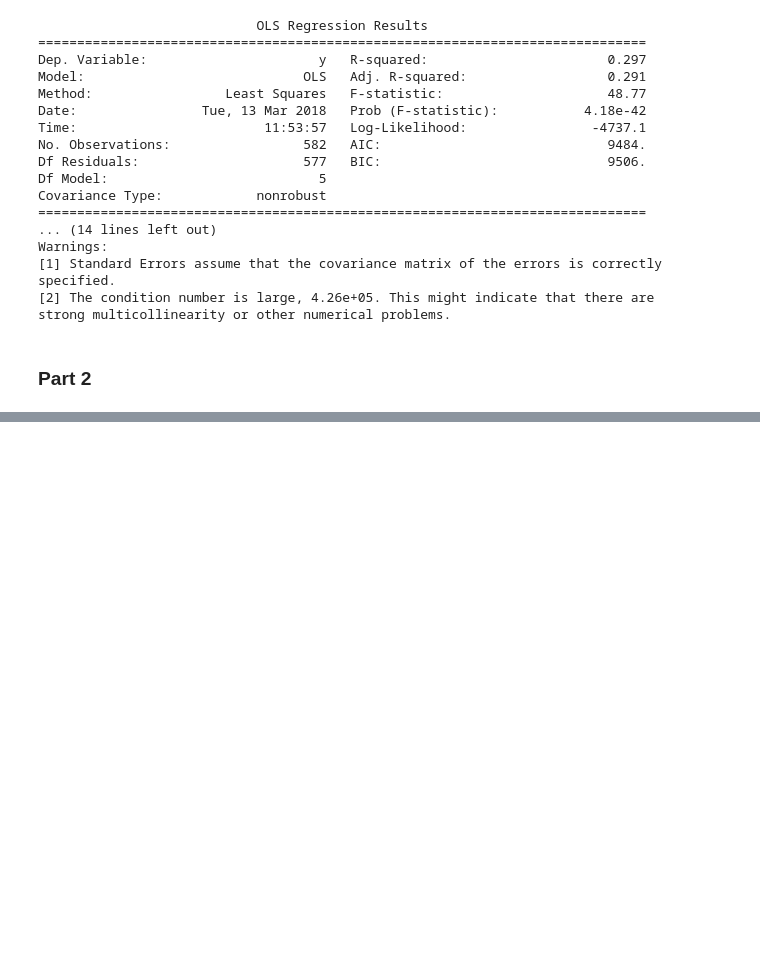
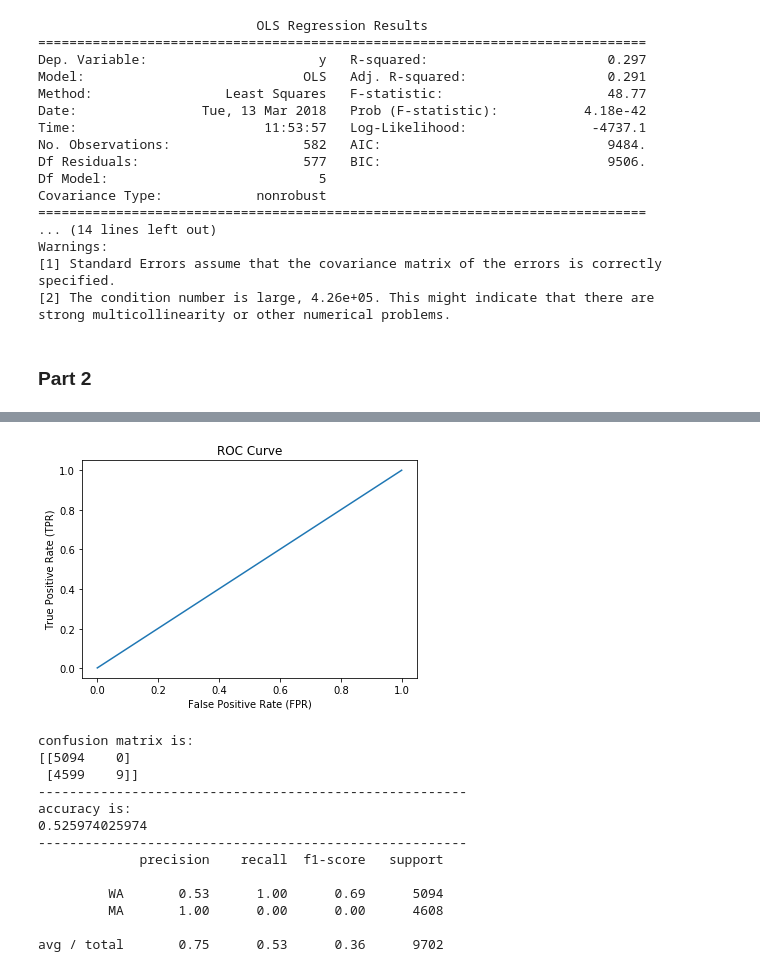
Before and after one commit to rczhen/EE219Project5, a Jupyter notebook: Project 5.ipynb, the cells around one changed output, grey strips where cells are left out. Saved outputs shown, nothing was run; the diff lists cells and outputs as text; code cells hidden in the pictures; blank space fills up the shorter version.

```diff
--- a/Project 5.ipynb
+++ b/Project 5.ipynb
@@ -243,0 +294,17 @@ len(y)
+# %%
+printusefulinfo(classifier_soft,X_train,y_train,X_test,y_test)
+# %% [output]
+[figure, added]
+confusion matrix is:
+[[5094    0]
+ [4599    9]]
+-------------------------------------------------------
+accuracy is:
+0.525974025974
+-------------------------------------------------------
+             precision    recall  f1-score   support
+
+         WA       0.53      1.00      0.69      5094
+         MA       1.00      0.00      0.00      4608
+
+avg / total       0.75      0.53      0.36      9702
```
Also changed, not shown: parts of 13 cells of this notebook.
